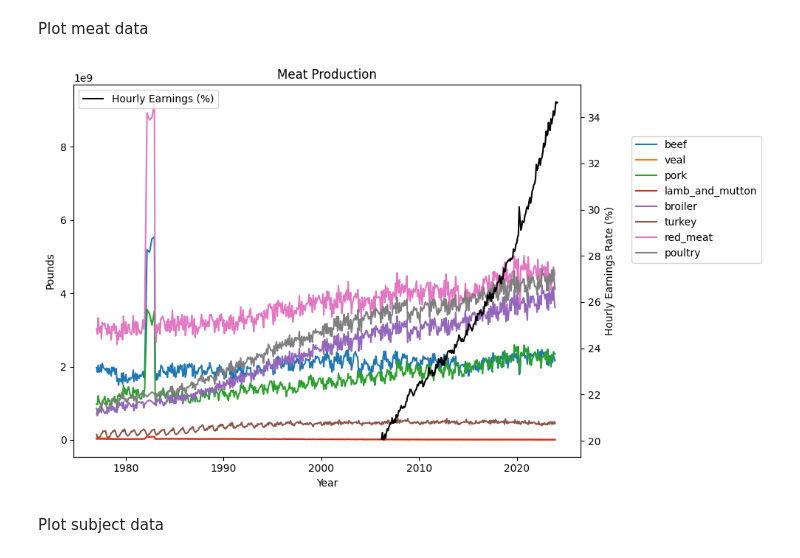
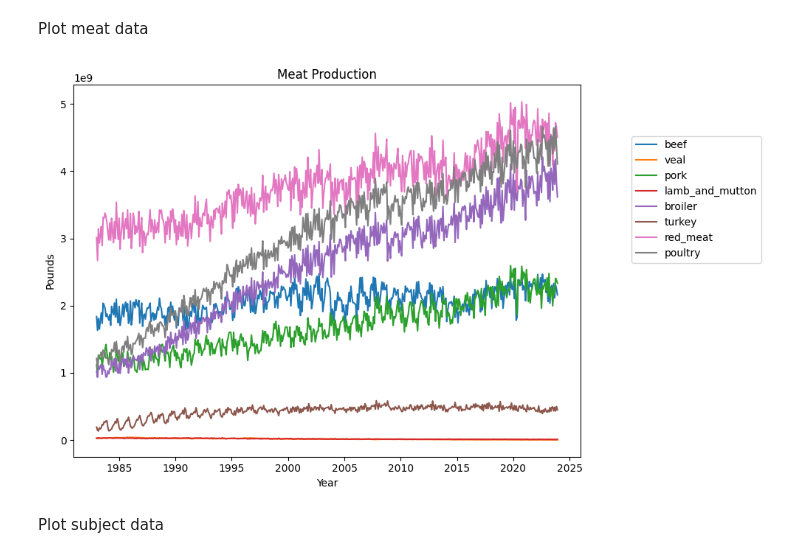
Before and after one commit to SAT-Enjoyers/citadel-datathon, a Jupyter notebook: eda/reg_analysis_meat.ipynb, the cells around one changed output. Saved outputs shown, nothing was run; the diff lists cells and outputs as text; code cells hidden in the pictures.

```diff
--- a/eda/reg_analysis_meat.ipynb
+++ b/eda/reg_analysis_meat.ipynb
@@ -131,6 +116,7 @@ Change date format to better use together
 # %%
 df_subject1['datetime'] = pd.to_datetime(df_subject1['datetime'])
 df_subject2['datetime'] = pd.to_datetime(df_subject2['datetime'])
+df_subject1 = df_subject1[df_subject1['datetime'].dt.year >= 1983]
 df_subject2
 # %% [output]
 |  | datetime | hourly_earnings |
@@ -169,19 +155,19 @@ Plot meat data
 # %%
 df_temp = pd.melt(df_subject1, id_vars='datetime', var_name='meat', value_name='amount')
 plt.figure(figsize=(10, 6))
 ax = sns.lineplot(data=df_temp, x='datetime', y='amount', hue='meat')
 ax.set_title(SUBJECT_TITLE1)
 ax.set_xlabel('Year')
 ax.set_ylabel(UNIT)
 ax.legend(bbox_to_anchor=(1, 1), loc=2, borderaxespad=5)
-ax2 = ax.twinx()
-sns.lineplot(data=df_subject2, x='datetime', y=SUBJECT2, color='black', label=f'{SUBJECT_TITLE2} (%)', ax=ax2)
-ax2.set_ylabel(f'{SUBJECT_TITLE2} Rate (%)')
+# ax2 = ax.twinx()
+# sns.lineplot(data=df_subject2, x='datetime', y=SUBJECT2, color='black', label=f'{SUBJECT_TITLE2} (%)', ax=ax2)
+# ax2.set_ylabel(f'{SUBJECT_TITLE2} Rate (%)')
 
 plt.tight_layout()
 plt.show()
 # %% [output]
-[figure, old version]
+[figure, new version]
 # %% [markdown]
 Plot subject data
 # %%
```
Also changed, not shown: parts of 9 cells of this notebook, 6 other files.
